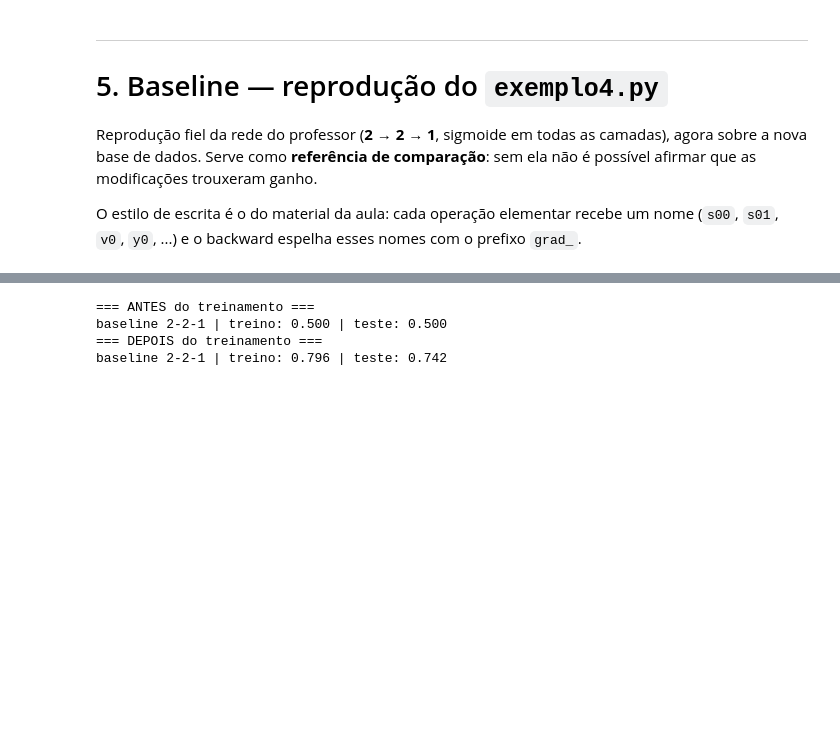
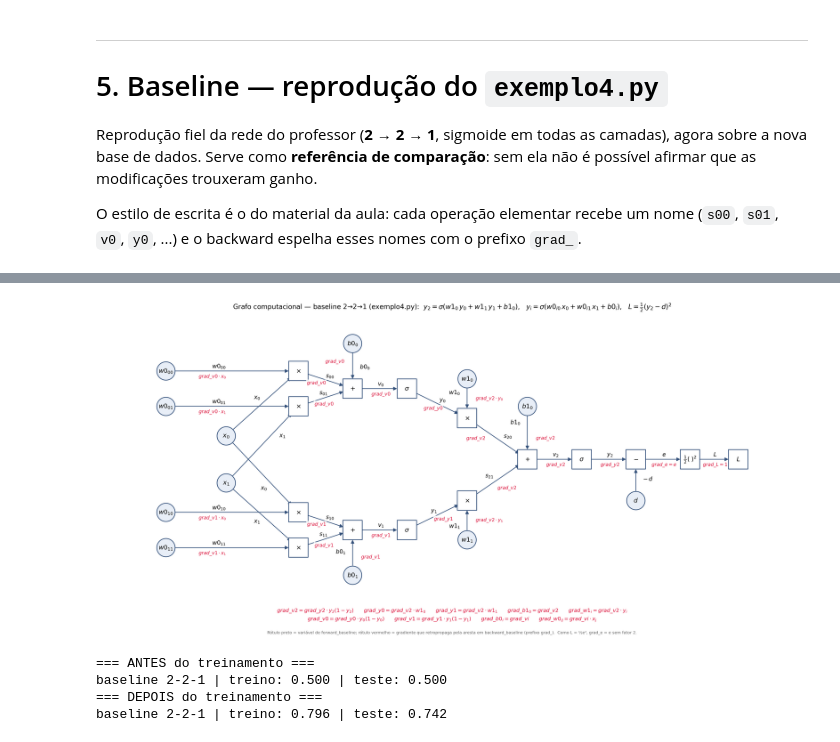
Before and after one commit to ErasmoGusmao/projeto-rede-neural-backprop, a Jupyter notebook: projeto_rede_neural.ipynb, the cells around one changed output, grey strips where cells are left out. Drawn from its saved outputs; the diff is of its cells as text; code cells hidden in the pictures; blank space fills up the shorter version.

```diff
--- a/projeto_rede_neural.ipynb
+++ b/projeto_rede_neural.ipynb
@@ -405,3 +405,8 @@ O estilo de escrita é o do material da aula: cada operação elementar recebe u
+# %%
+from IPython.display import Image
+Image("figuras/grafos/grafo_baseline_2-2-1.png")
+# %% [output]
+[figure, added]
 # %%
 def inicializa_baseline(seed=None) -> tuple:
     """Inicializa os pesos da rede 2-2-1 do exemplo4.py.
```
Also changed, not shown: parts of 21 cells of this notebook, 6 other files.
